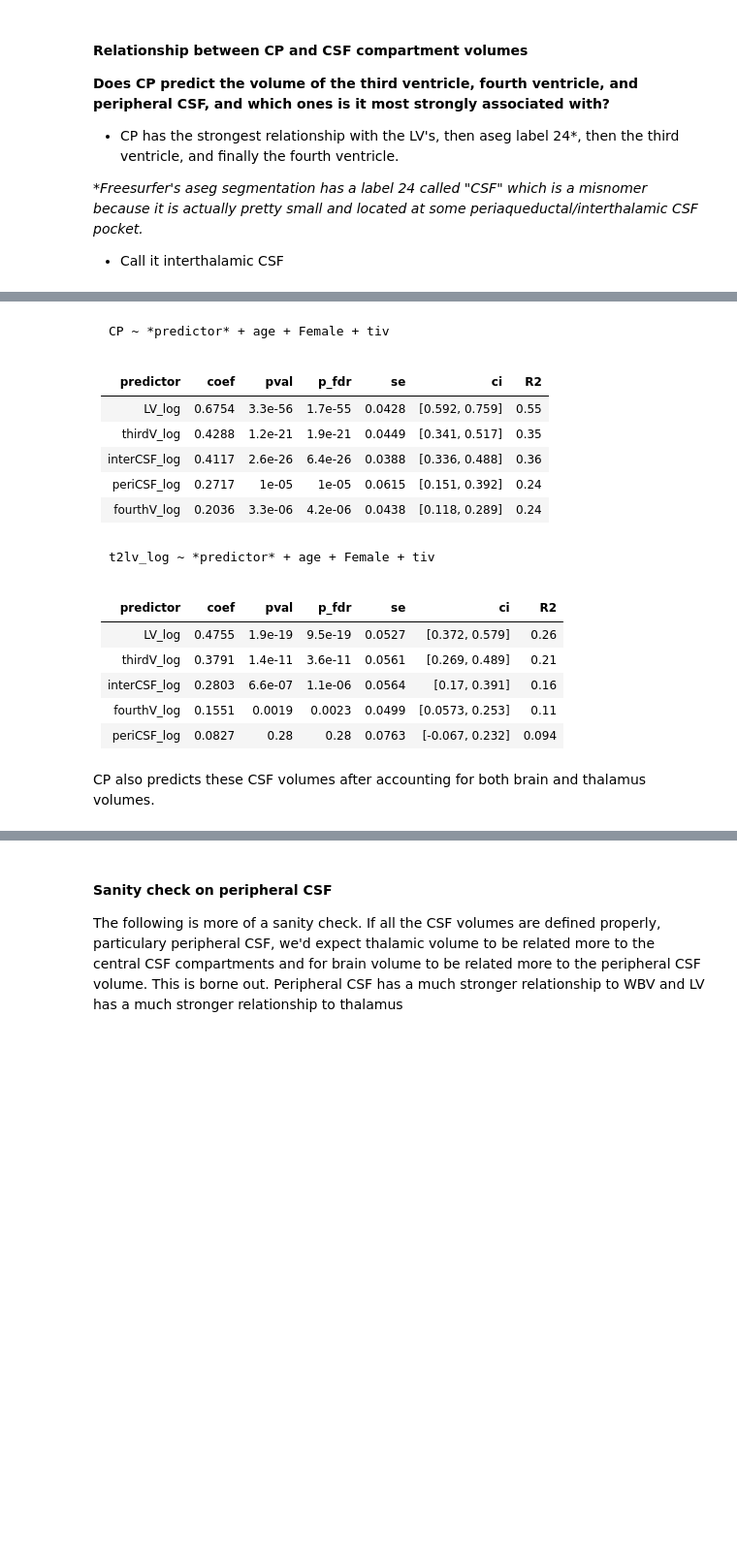
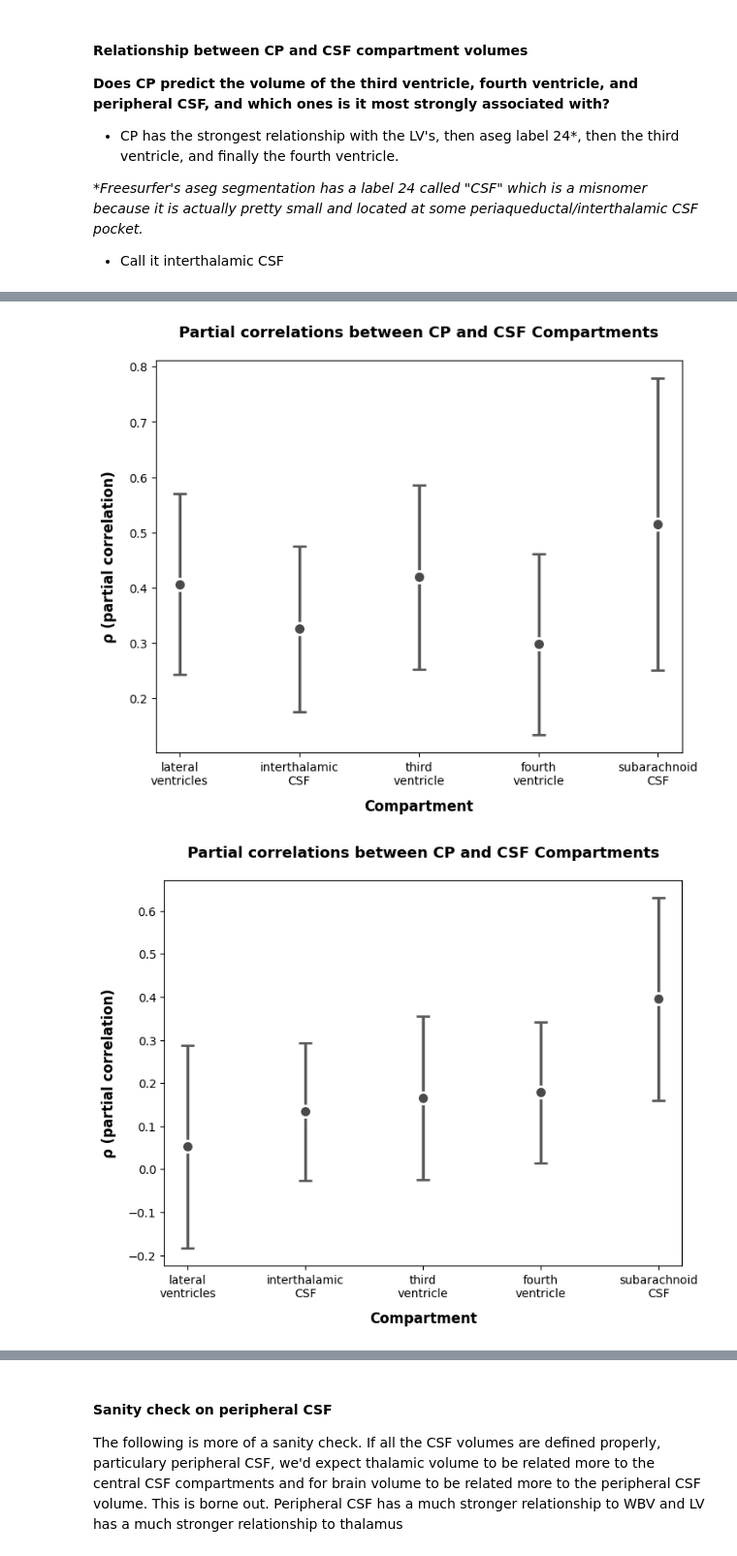
Before and after one commit to srs328/ms_mri, a Jupyter notebook: analysis/thalamus/results/3-CP_CSF_analysis.ipynb, the cells around one changed output, grey strips where cells are left out. Shown at 97% size. Drawn from its saved outputs; the diff is of its cells as text; code cells hidden in the pictures; blank space fills up the shorter version.

````diff
--- a/analysis/thalamus/results/3-CP_CSF_analysis.ipynb
+++ b/analysis/thalamus/results/3-CP_CSF_analysis.ipynb
@@ -282,38 +315,0 @@ PRL ~ *predictor* + CP + t2lv_log + age + Female + tiv
-# %%
-model_data_z = zscore(data[MS_patients], skip_vars=["PRL"])
-predictors = ["LV_log", "interCSF_log", "thirdV_log", "fourthV_log", "periCSF_log"]
-outcomes = ["CP", "t2lv_log"]
-covariates = ["age", "Female", "tiv"]
-
-results, _, _ = regutils.run_regressions(
-    model_data_z, outcomes, predictors, covariates=covariates
-)
-
-for outcome in outcomes:
-    result = results[outcome]
-    formula = regutils.formula_string(outcome, "*predictor*", covariates)
-
-    display_order = result["coef"].apply(np.abs).sort_values(ascending=False).index
-    display(Markdown(f"```R\n{formula}\n```\n"))
-    display(Markdown(regutils.present_model(result, cols=presentation_cols, inds=display_order).to_markdown()))
-# %% [output]
-```R
-CP ~ *predictor* + age + Female + tiv
-```
-| predictor    |   coef |    pval |   p_fdr |     se | ci             |   R2 |
-|:-------------|-------:|--------:|--------:|-------:|:---------------|-----:|
-| LV_log       | 0.6754 | 3.3e-56 | 1.7e-55 | 0.0428 | [0.592, 0.759] | 0.55 |
-| thirdV_log   | 0.4288 | 1.2e-21 | 1.9e-21 | 0.0449 | [0.341, 0.517] | 0.35 |
-| interCSF_log | 0.4117 | 2.6e-26 | 6.4e-26 | 0.0388 | [0.336, 0.488] | 0.36 |
-| periCSF_log  | 0.2717 | 1e-05   | 1e-05   | 0.0615 | [0.151, 0.392] | 0.24 |
-| fourthV_log  | 0.2036 | 3.3e-06 | 4.2e-06 | 0.0438 | [0.118, 0.289] | 0.24 |
-```R
-t2lv_log ~ *predictor* + age + Female + tiv
-```
-| predictor    |   coef |    pval |   p_fdr |     se | ci              |    R2 |
-|:-------------|-------:|--------:|--------:|-------:|:----------------|------:|
-| LV_log       | 0.4755 | 1.9e-19 | 9.5e-19 | 0.0527 | [0.372, 0.579]  | 0.26  |
-| thirdV_log   | 0.3791 | 1.4e-11 | 3.6e-11 | 0.0561 | [0.269, 0.489]  | 0.21  |
-| interCSF_log | 0.2803 | 6.6e-07 | 1.1e-06 | 0.0564 | [0.17, 0.391]   | 0.16  |
-| fourthV_log  | 0.1551 | 0.0019  | 0.0023  | 0.0499 | [0.0573, 0.253] | 0.11  |
-| periCSF_log  | 0.0827 | 0.28    | 0.28    | 0.0763 | [-0.067, 0.232] | 0.094 |
@@ -324,2 +316,9 @@ rres2 = sm.OLS.from_formula("CP ~ THALAMUS_1", data=model_data_z).fit(cov_type="
-# %% [markdown]
-CP also predicts these CSF volumes after accounting for both brain and thalamus volumes.
+# %%
+result = results['basic']
+plot_compartment_betas(result)
+
+result = results['add CP and t2lv']
+plot_compartment_betas(result)
+# %% [output]
+[figure, added]
+[figure, added]
````
Also changed, not shown: parts of 22 cells of this notebook, 4 other files.
